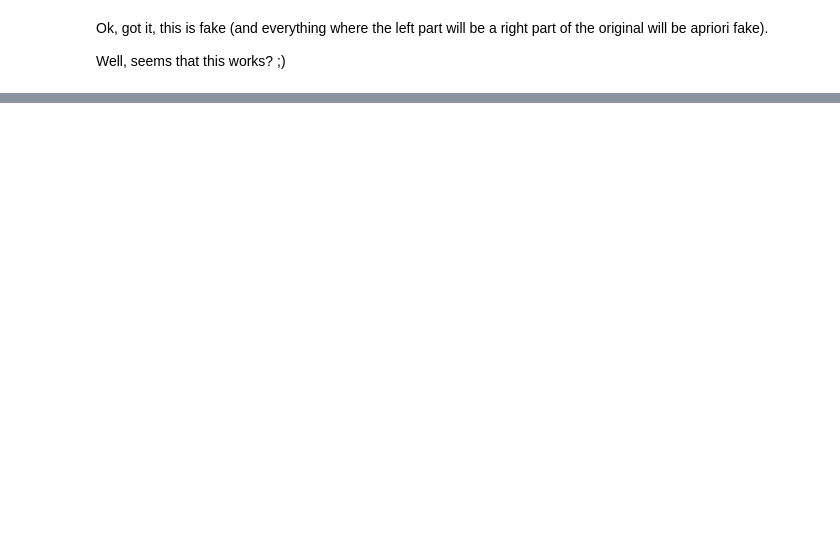
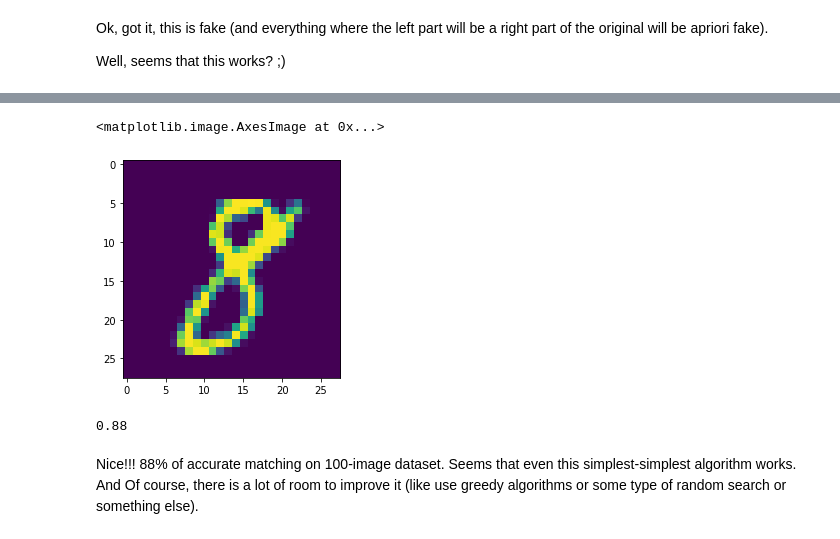
Before and after one commit to tishkhanyan/ML_recovering_MNIST_images_from_halves, a Jupyter notebook: Ntropy_test.ipynb, the cells around one changed output, grey strips where cells are left out. Saved outputs shown, nothing was run; the diff lists cells and outputs as text; code cells hidden in the pictures; blank space fills up the shorter version.

```diff
--- a/Ntropy_test.ipynb
+++ b/Ntropy_test.ipynb
@@ -133,3 +136,5 @@ train_model(model, dataset)
+# %%
+model.load_weights("weights_ntropy.h5")
 # %% [markdown]
 As we see it is able to learn something. Let's take some examples and see how it performs.
 # %%
@@ -278,0 +315,54 @@ Well, seems that this works? ;)
+# %%
+matching_matrix = []
+
+for i in range(num_images * 5):
+    curr_image = X_init[X_idx[0]]
+
+    curr_proba, best_proba = 0, 0
+    idx = -1
+
+    for j in range(len(X_idx)):
+        curr_proba = model.predict(np.concatenate([curr_image, X_init[X_idx[j]]], axis=1).reshape(1,28,28,1))[0][0]
+        if curr_proba > best_proba:
+            best_proba = curr_proba
+            idx = j
+
+    if best_proba > 0.5:
+        matching_matrix.append([X_idx[0], X_idx[idx]])
+        X_idx = np.delete(X_idx, [0, idx])
+        np.random.shuffle(X_idx)
+#         print(X_idx)
+#         print(X_idx.shape)
+    else:
+        np.random.shuffle(X_idx)
+
+    if len(X_idx) == 2:
+        matching_matrix.append([X_idx[0], X_idx[1]])
+        break
+# %%
+# check that we truly have num_images final images
+assert np.shape(matching_matrix)[0] == num_images
+
+# plot some recovered image
+rand_int = np.random.randint(1,num_images)
+plt.imshow(np.concatenate([X_init[matching_matrix[num_images-rand_int][0]], X_init[matching_matrix[num_images-rand_int][1]]], axis = 1))
+# %% [output]
+<matplotlib.image.AxesImage at 0x...>
+[figure, added]
+# %%
+# simplest accuracy counter
+
+acc_counter = 0
+
+for i in range(num_images):
+    if (matching_matrix[i][1] - num_images) == (matching_matrix[i][0]):
+        acc_counter += 1
+    else:
+        pass
+
+print(acc_counter/num_images)
+# %% [output]
+0.88
+# %% [markdown]
+Nice!!! 88% of accurate matching on 100-image dataset.
+Seems that even this simplest-simplest algorithm works. And Of course, there is a lot of room to improve it (like use greedy algorithms or some type of random search or something else).
```
Also changed, not shown: parts of 19 cells of this notebook, 1 other file.
